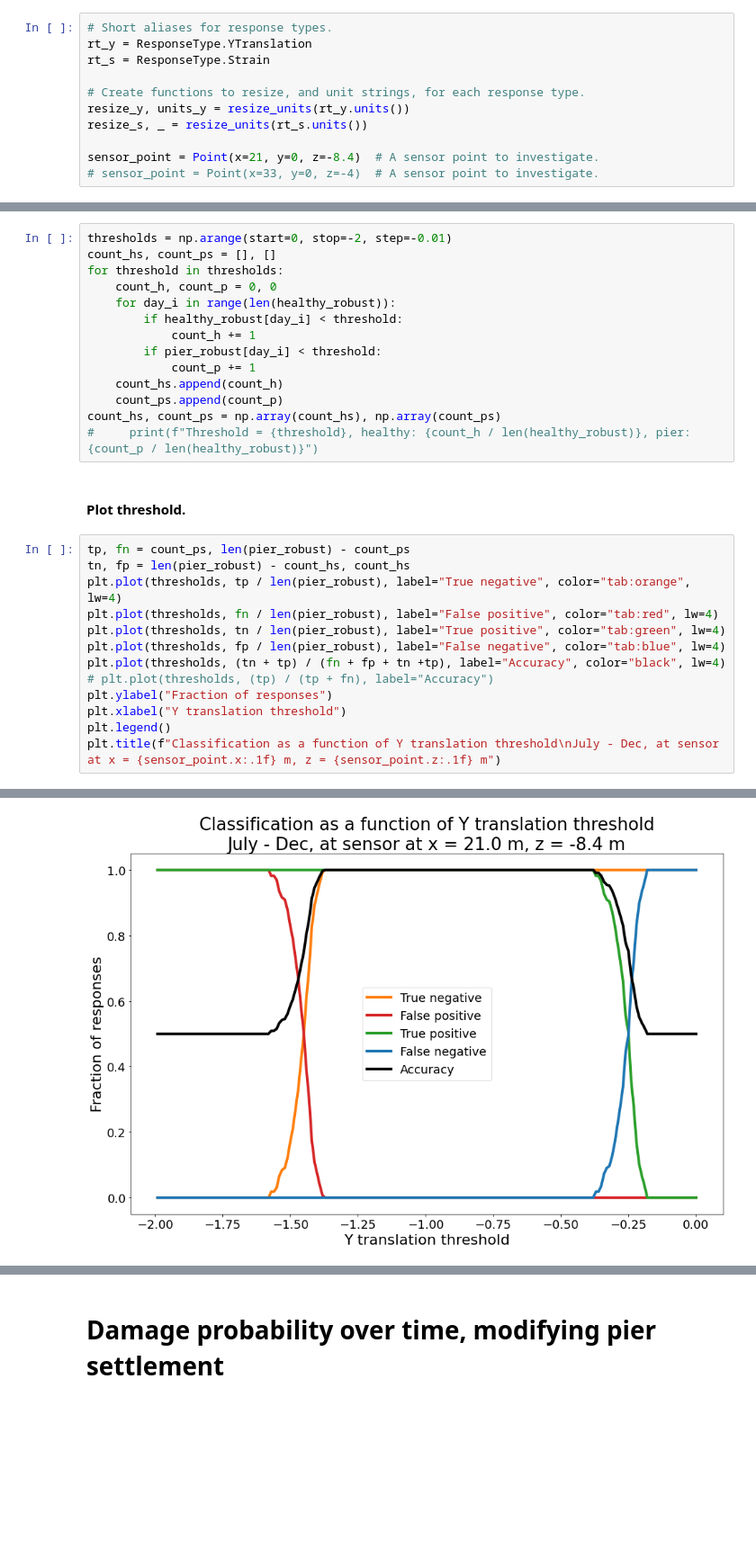
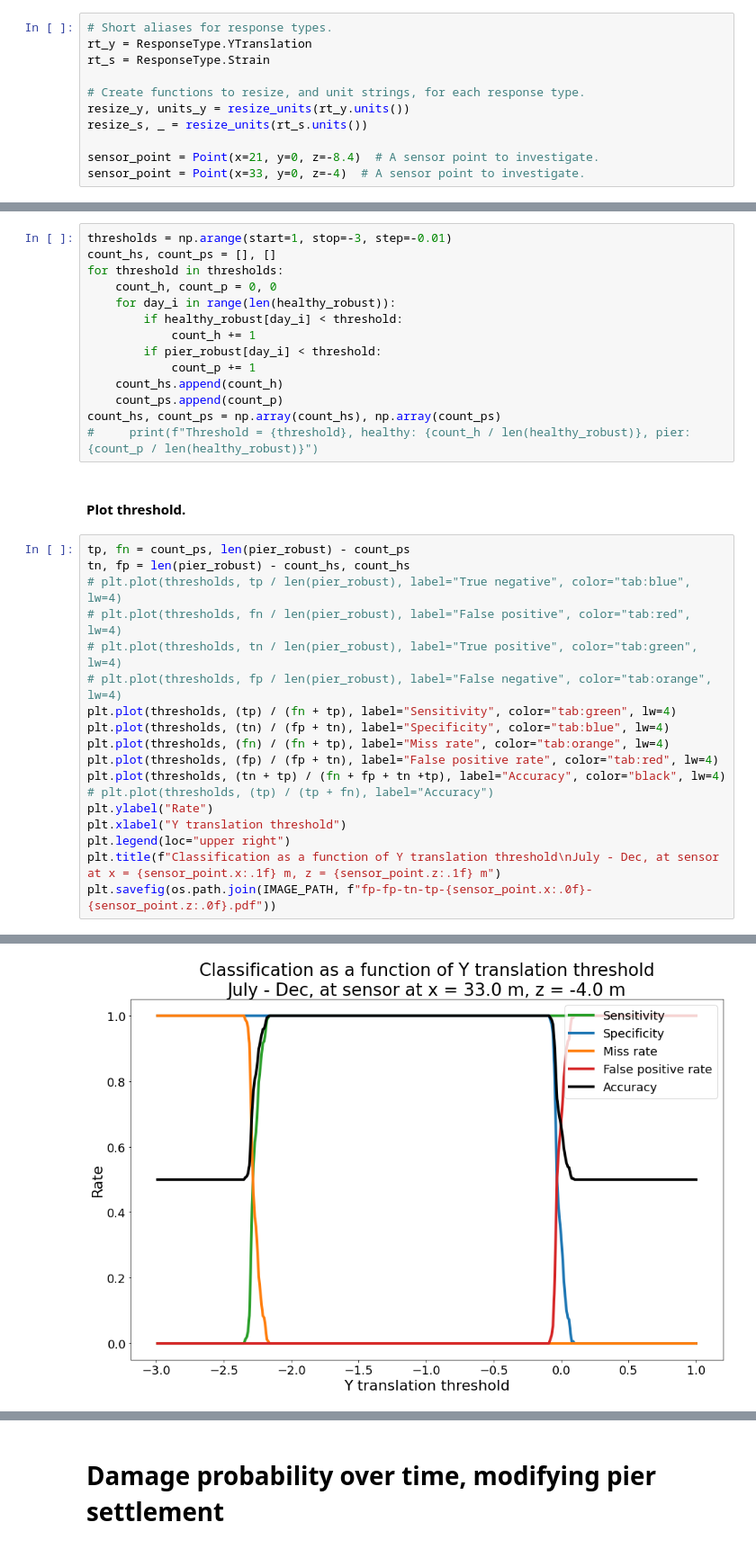
Before and after one commit to jerbaroo/bridge-sim, a Jupyter notebook: notebooks/classify.ipynb, the cells around one changed output, grey strips where cells are left out. Shown at 90% size. Drawn from its saved outputs; the diff is of its cells as text; blank space fills up the shorter version.

Commit message:
Animation plot

```diff
--- a/notebooks/classify.ipynb
+++ b/notebooks/classify.ipynb
@@ -54,7 +54,7 @@ resize_y, units_y = resize_units(rt_y.units())
 resize_s, _ = resize_units(rt_s.units())
 
 sensor_point = Point(x=21, y=0, z=-8.4)  # A sensor point to investigate.
-# sensor_point = Point(x=33, y=0, z=-4)  # A sensor point to investigate.
+sensor_point = Point(x=33, y=0, z=-4)  # A sensor point to investigate.
 # %% [markdown]
 # Temperature data
 # %%
@@ -1138,7 +1138,7 @@ plt.plot(datetimes[days:], pier_robust)
 # %% [markdown]
 #### Classify based on accuracy
 # %%
-thresholds = np.arange(start=0, stop=-2, step=-0.01)
+thresholds = np.arange(start=1, stop=-3, step=-0.01)
 count_hs, count_ps = [], []
 for threshold in thresholds:
     count_h, count_p = 0, 0
@@ -1156,14 +1156,19 @@ count_hs, count_ps = np.array(count_hs), np.array(count_ps)
 # %%
 tp, fn = count_ps, len(pier_robust) - count_ps
 tn, fp = len(pier_robust) - count_hs, count_hs
-plt.plot(thresholds, tp / len(pier_robust), label="True negative", color="tab:orange", lw=4)
-plt.plot(thresholds, fn / len(pier_robust), label="False positive", color="tab:red", lw=4)
-plt.plot(thresholds, tn / len(pier_robust), label="True positive", color="tab:green", lw=4)
-plt.plot(thresholds, fp / len(pier_robust), label="False negative", color="tab:blue", lw=4)
+# plt.plot(thresholds, tp / len(pier_robust), label="True negative", color="tab:blue", lw=4)
+# plt.plot(thresholds, fn / len(pier_robust), label="False positive", color="tab:red", lw=4)
+# plt.plot(thresholds, tn / len(pier_robust), label="True positive", color="tab:green", lw=4)
+# plt.plot(thresholds, fp / len(pier_robust), label="False negative", color="tab:orange", lw=4)
+plt.plot(thresholds, (tp) / (fn + tp), label="Sensitivity", color="tab:green", lw=4)
+plt.plot(thresholds, (tn) / (fp + tn), label="Specificity", color="tab:blue", lw=4)
+plt.plot(thresholds, (fn) / (fn + tp), label="Miss rate", color="tab:orange", lw=4)
+plt.plot(thresholds, (fp) / (fp + tn), label="False positive rate", color="tab:red", lw=4)
 plt.plot(thresholds, (tn + tp) / (fn + fp + tn +tp), label="Accuracy", color="black", lw=4)
 # plt.plot(thresholds, (tp) / (tp + fn), label="Accuracy")
-plt.ylabel("Fraction of responses")
+plt.ylabel("Rate")
 plt.xlabel("Y translation threshold")
-plt.legend()
+plt.legend(loc="upper right")
 plt.title(f"Classification as a function of Y translation threshold\nJuly - Dec, at sensor at x = {sensor_point.x:.1f} m, z = {sensor_point.z:.1f} m")
+plt.savefig(os.path.join(IMAGE_PATH, f"fp-fp-tn-tp-{sensor_point.x:.0f}-{sensor_point.z:.0f}.pdf"))
 # %% [output]
@@ -1171 +1176 @@ Text(0.5, 1.0, 'Classification as a function of Y translation threshold\nJuly -
-[figure, old version]
+[figure, new version]
```
Also changed, not shown: parts of 40 cells of this notebook, 2 other files.
